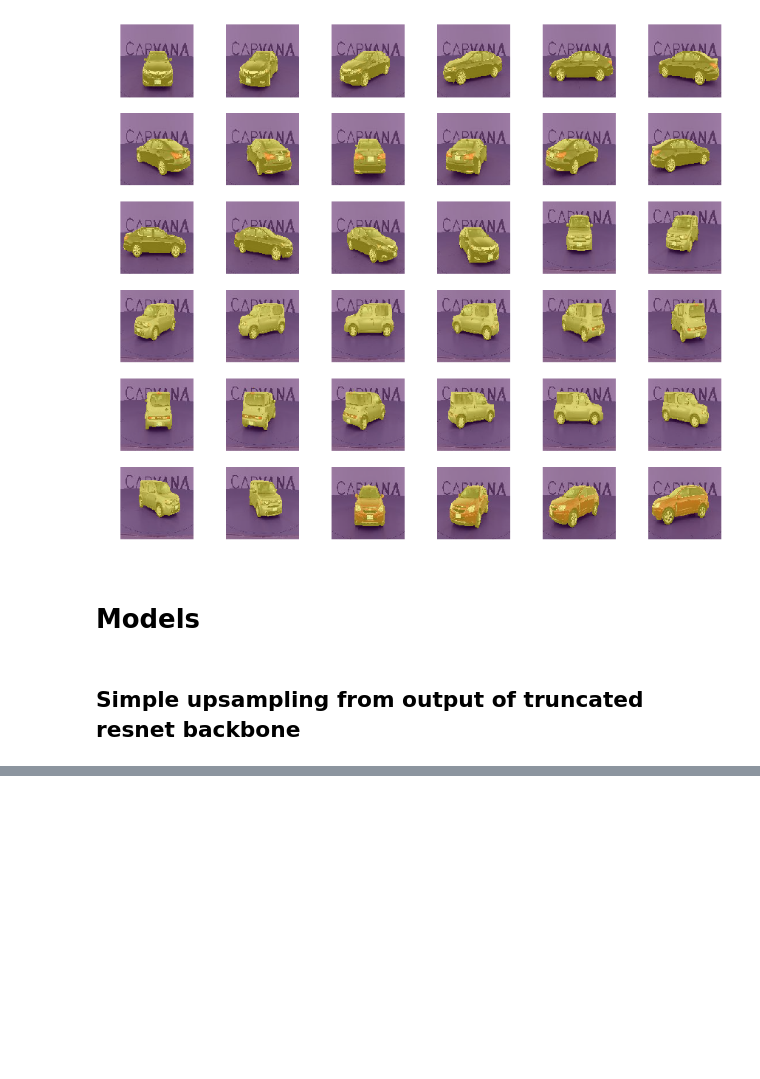
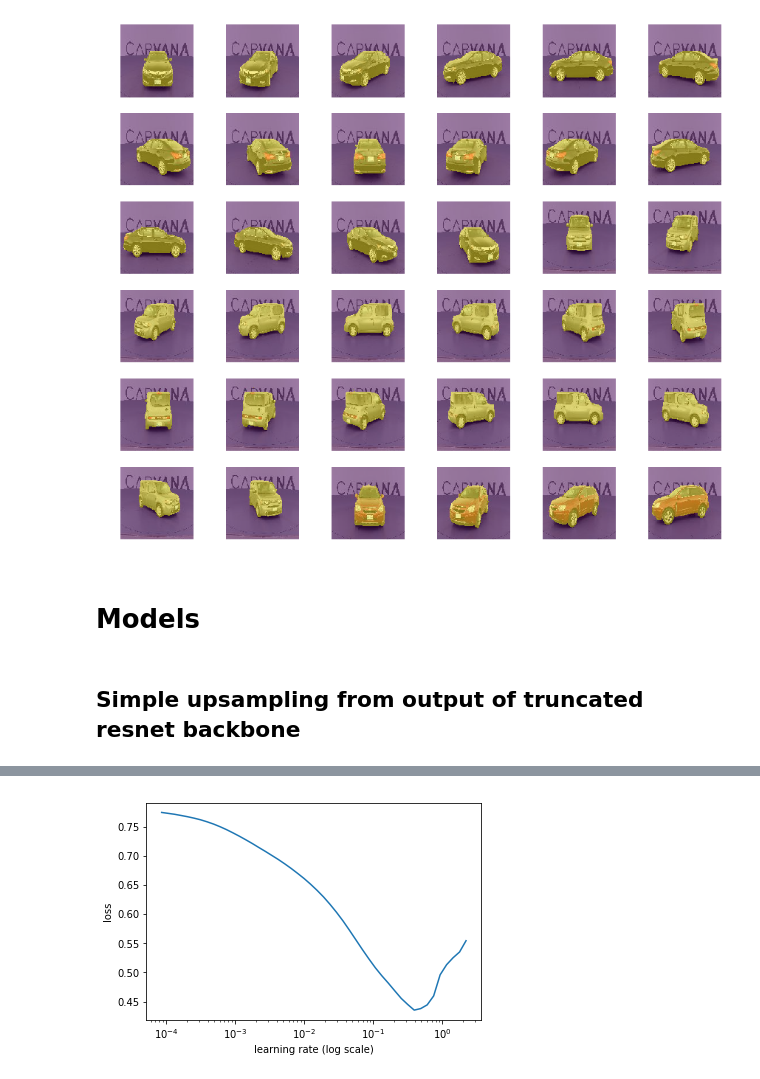
Before and after one commit to aiedward/fastai-1, a Jupyter notebook: U-Net image segmentation.ipynb, the cells around one changed output, grey strips where cells are left out. Saved outputs shown, nothing was run; the diff lists cells and outputs as text; code cells hidden in the pictures; blank space fills up the shorter version.

```diff
--- a/U-Net image segmentation.ipynb
+++ b/U-Net image segmentation.ipynb
@@ -228,0 +492,14 @@ plt.tight_layout(pad=0.1)
+# %%
+model_base = get_base()
+# %%
+model = Unet34(model_base).cuda()
+# %%
+unet_model = UnetModel(model)
+# %%
+learn = ConvLearner(modeldata, unet_model)
+
+learn.opt_fn = optim.Adam
+
+learn.crit = nn.BCEWithLogitsLoss()
+
+learn.metrics = [accuracy_thresh(0.5), dice]
@@ -228,0 +532,4 @@ plt.tight_layout(pad=0.1)
+# %%
+learn.sched.plot()
+# %% [output]
+[figure, added]
```
Also changed, not shown: parts of 141 cells of this notebook.
